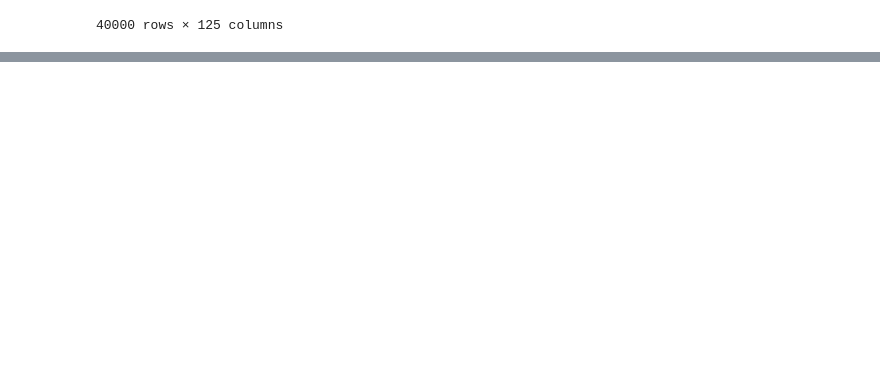
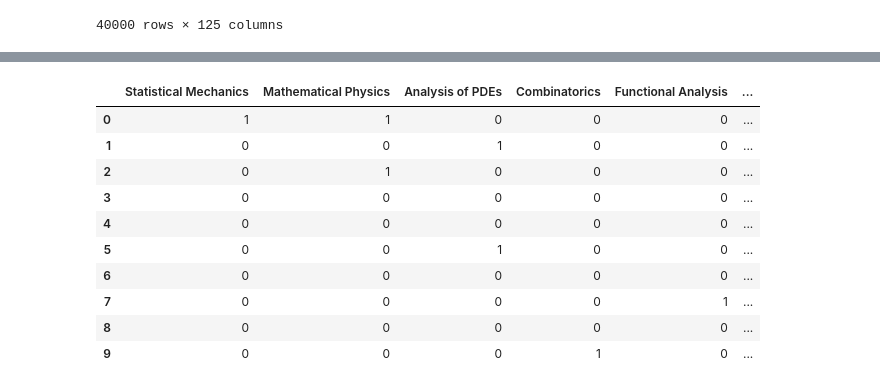
Before and after one commit to Michael-Geis/Fritz, a Jupyter notebook: collection.ipynb, the cells around one changed output, grey strips where cells are left out. Saved outputs shown, nothing was run; the diff lists cells and outputs as text; code cells hidden in the pictures; blank space fills up the shorter version.

```diff
--- a/collection.ipynb
+++ b/collection.ipynb
@@ -818,0 +827,3 @@ new.arxiv_subjects
+# %%
+data = ArXivData()
+data.load_from_query(query="cat:math.PR", max_results=10)
@@ -818,0 +858,14 @@ new.arxiv_subjects
+# %%
+data.arxiv_subjects
+# %% [output]
+|  | Statistical Mechanics | Mathematical Physics | Analysis of PDEs | Combinatorics | Functional Analysis | ... |
+| 0 | 1 | 1 | 0 | 0 | 0 | ... |
+| 1 | 0 | 0 | 1 | 0 | 0 | ... |
+| 2 | 0 | 1 | 0 | 0 | 0 | ... |
+| 3 | 0 | 0 | 0 | 0 | 0 | ... |
+| 4 | 0 | 0 | 0 | 0 | 0 | ... |
+| 5 | 0 | 0 | 1 | 0 | 0 | ... |
+| 6 | 0 | 0 | 0 | 0 | 0 | ... |
+| 7 | 0 | 0 | 0 | 0 | 1 | ... |
+| 8 | 0 | 0 | 0 | 0 | 0 | ... |
+| 9 | 0 | 0 | 0 | 1 | 0 | ... |
```
Also changed, not shown: parts of 9 cells of this notebook, 3 other files.
